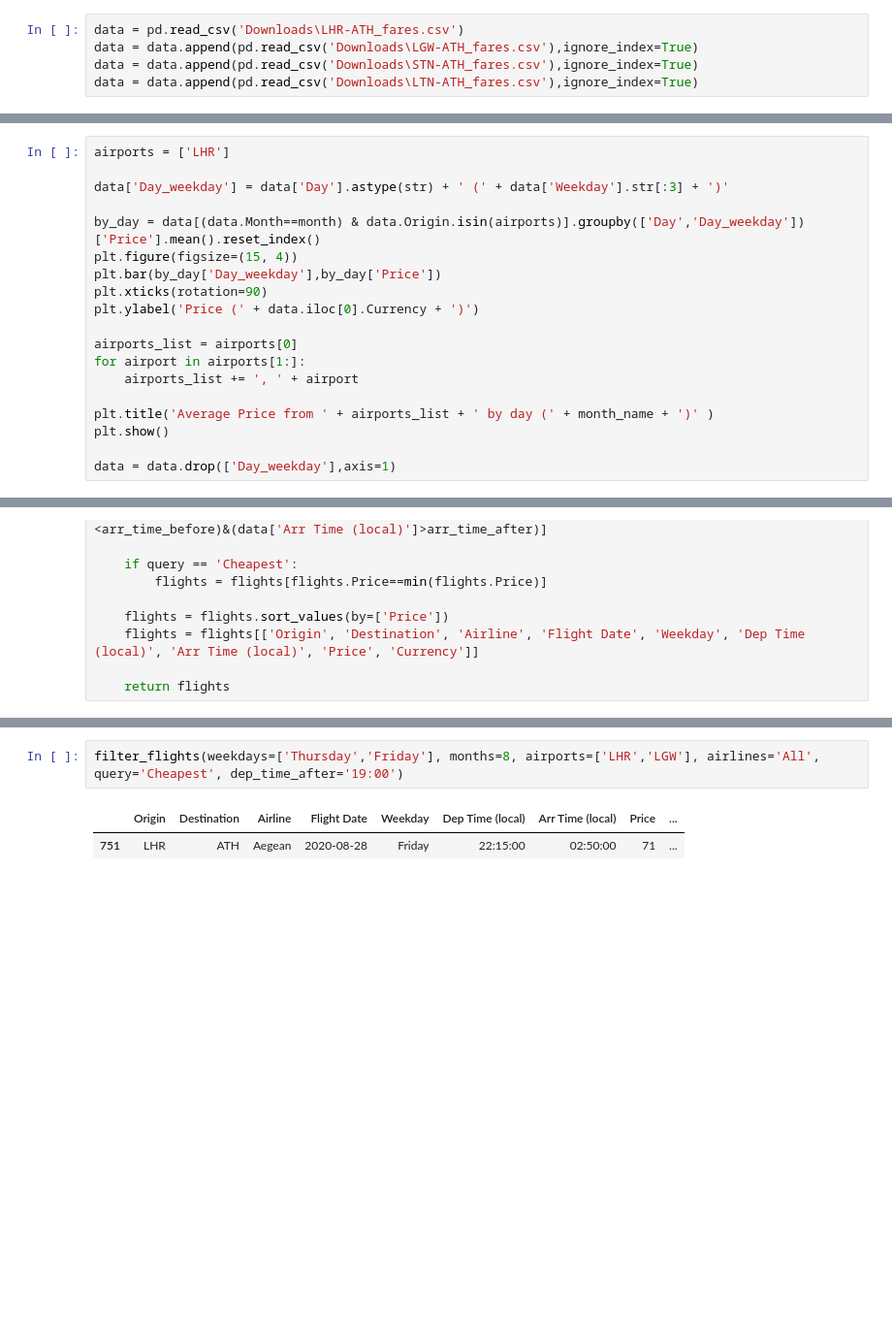
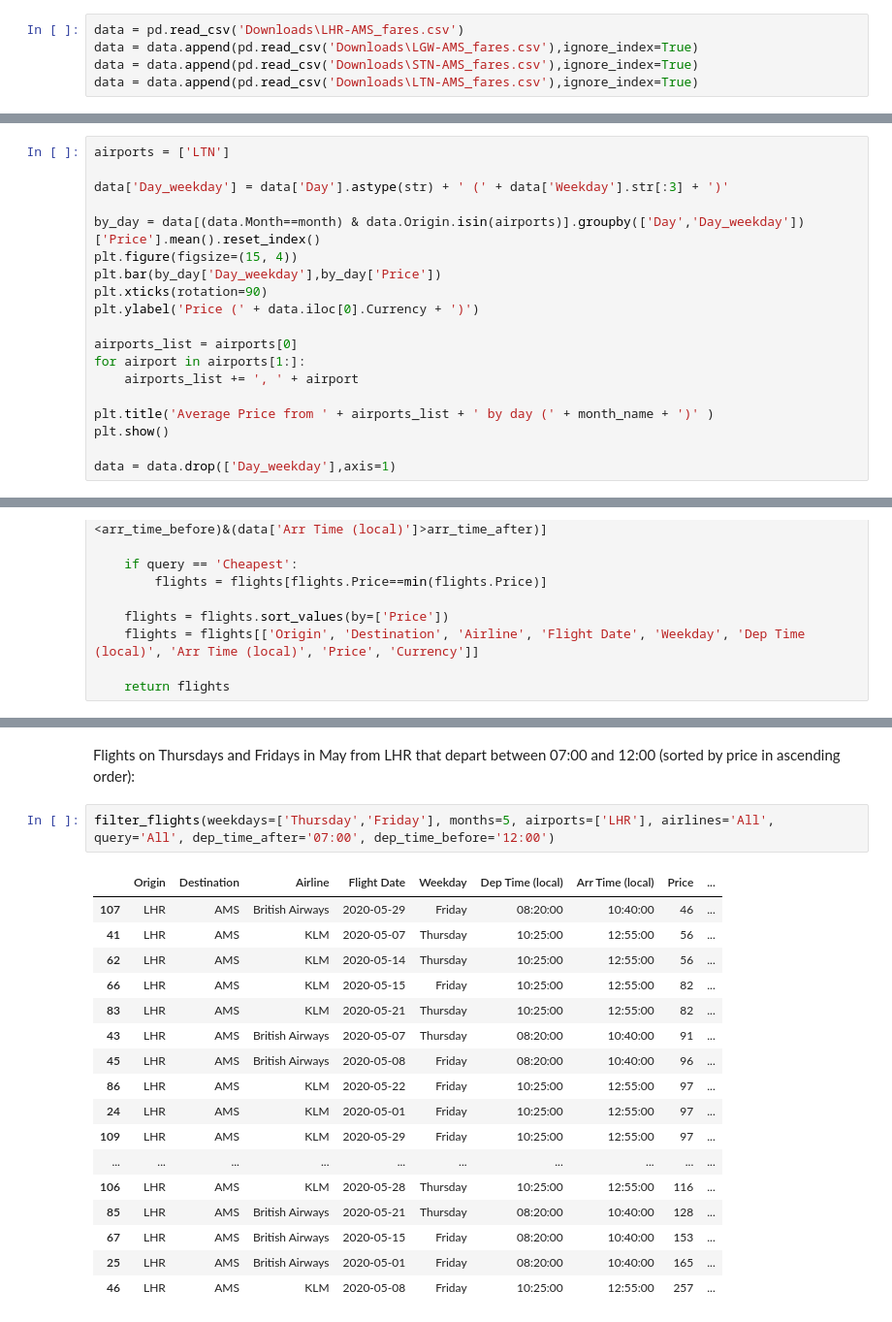
Before and after one commit to alexkapele/airfare_scraping, a Jupyter notebook: fares_analysis.ipynb, the cells around one changed output, grey strips where cells are left out. Shown: that part at 97% size. Cells and saved outputs as stored; diff of their text form; blank space fills up the shorter version.

```diff
--- a/fares_analysis.ipynb
+++ b/fares_analysis.ipynb
@@ -5,10 +7,10 @@ import datetime
 
 %matplotlib inline
 # %%
-data = pd.read_csv('Downloads\LHR-ATH_fares.csv')
-data = data.append(pd.read_csv('Downloads\LGW-ATH_fares.csv'),ignore_index=True)
-data = data.append(pd.read_csv('Downloads\STN-ATH_fares.csv'),ignore_index=True)
-data = data.append(pd.read_csv('Downloads\LTN-ATH_fares.csv'),ignore_index=True)
+data = pd.read_csv('Downloads\LHR-AMS_fares.csv')
+data = data.append(pd.read_csv('Downloads\LGW-AMS_fares.csv'),ignore_index=True)
+data = data.append(pd.read_csv('Downloads\STN-AMS_fares.csv'),ignore_index=True)
+data = data.append(pd.read_csv('Downloads\LTN-AMS_fares.csv'),ignore_index=True)
 # %%
 data['Day'] = data['Flight Date'].apply(lambda x: pd.to_datetime(x).day)
 data['Month'] = data['Flight Date'].apply(lambda x: pd.to_datetime(x).month)
@@ -87,5 +99,5 @@ plt.show()
 # %%
-airports = ['LHR']
+airports = ['LTN']
 
 data['Day_weekday'] = data['Day'].astype(str) + ' (' + data['Weekday'].str[:3] + ')'
 
@@ -167,5 +175,22 @@ filter_flights(weekdays='Friday', months=[5,6], airports='All', airlines='Aegean
+# %% [markdown]
+Flights on Thursdays and Fridays in May from LHR that depart between 07:00 and 12:00 (sorted by price in ascending order):
 # %%
-filter_flights(weekdays=['Thursday','Friday'], months=8, airports=['LHR','LGW'], airlines='All', query='Cheapest', dep_time_after='19:00')
+filter_flights(weekdays=['Thursday','Friday'], months=5, airports=['LHR'], airlines='All', query='All', dep_time_after='07:00', dep_time_before='12:00')
 # %% [output]
 |  | Origin | Destination | Airline | Flight Date | Weekday | Dep Time (local) | Arr Time (local) | Price | ... |
-| 751 | LHR | ATH | Aegean | 2020-08-28 | Friday | 22:15:00 | 02:50:00 | 71 | ... |
+| 107 | LHR | AMS | British Airways | 2020-05-29 | Friday | 08:20:00 | 10:40:00 | 46 | ... |
+| 41 | LHR | AMS | KLM | 2020-05-07 | Thursday | 10:25:00 | 12:55:00 | 56 | ... |
+| 62 | LHR | AMS | KLM | 2020-05-14 | Thursday | 10:25:00 | 12:55:00 | 56 | ... |
+| 66 | LHR | AMS | KLM | 2020-05-15 | Friday | 10:25:00 | 12:55:00 | 82 | ... |
+| 83 | LHR | AMS | KLM | 2020-05-21 | Thursday | 10:25:00 | 12:55:00 | 82 | ... |
+| 43 | LHR | AMS | British Airways | 2020-05-07 | Thursday | 08:20:00 | 10:40:00 | 91 | ... |
+| 45 | LHR | AMS | British Airways | 2020-05-08 | Friday | 08:20:00 | 10:40:00 | 96 | ... |
+| 86 | LHR | AMS | KLM | 2020-05-22 | Friday | 10:25:00 | 12:55:00 | 97 | ... |
+| 24 | LHR | AMS | KLM | 2020-05-01 | Friday | 10:25:00 | 12:55:00 | 97 | ... |
+| 109 | LHR | AMS | KLM | 2020-05-29 | Friday | 10:25:00 | 12:55:00 | 97 | ... |
+| ... | ... | ... | ... | ... | ... | ... | ... | ... | ... |
+| 106 | LHR | AMS | KLM | 2020-05-28 | Thursday | 10:25:00 | 12:55:00 | 116 | ... |
+| 85 | LHR | AMS | British Airways | 2020-05-21 | Thursday | 08:20:00 | 10:40:00 | 128 | ... |
+| 67 | LHR | AMS | British Airways | 2020-05-15 | Friday | 08:20:00 | 10:40:00 | 153 | ... |
+| 25 | LHR | AMS | British Airways | 2020-05-01 | Friday | 08:20:00 | 10:40:00 | 165 | ... |
+| 46 | LHR | AMS | KLM | 2020-05-08 | Friday | 10:25:00 | 12:55:00 | 257 | ... |
```
Also changed, not shown: parts of 17 cells of this notebook.
